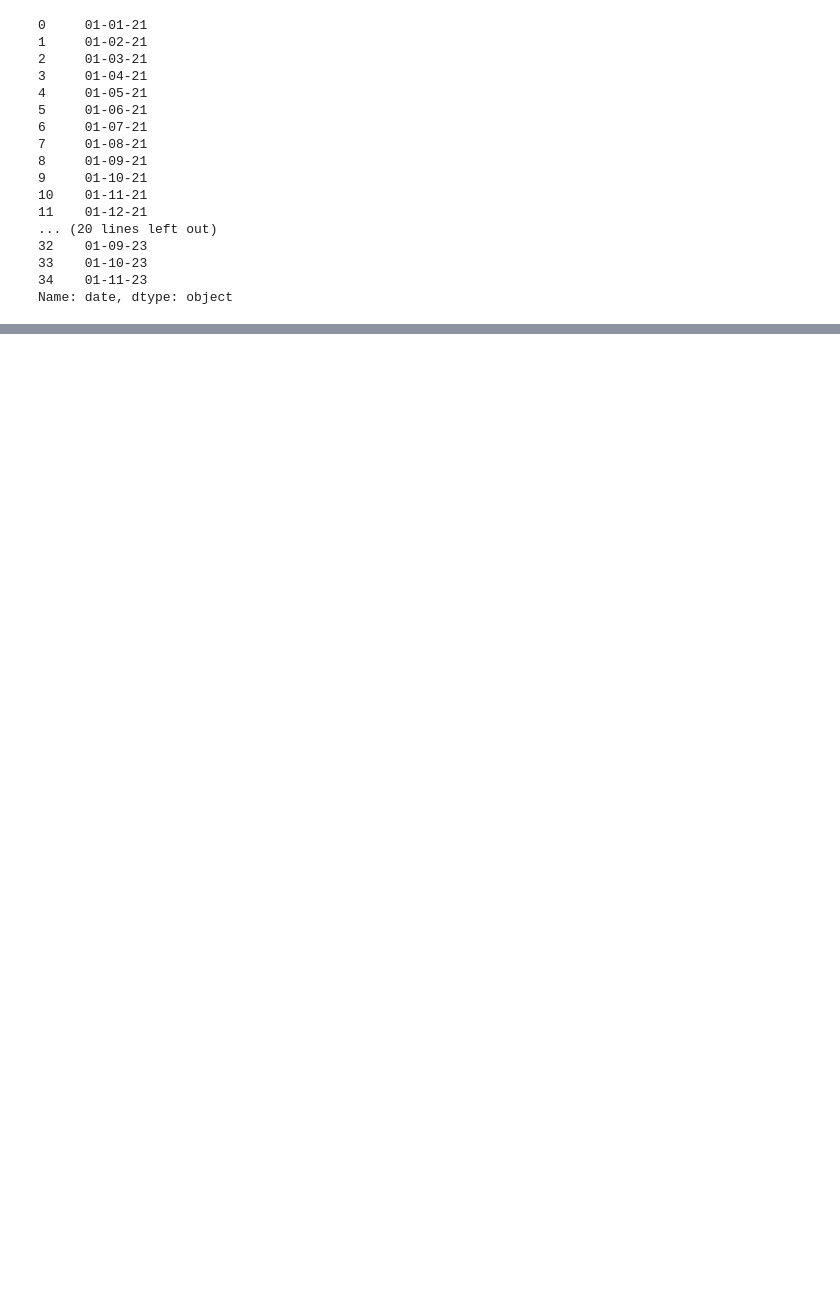
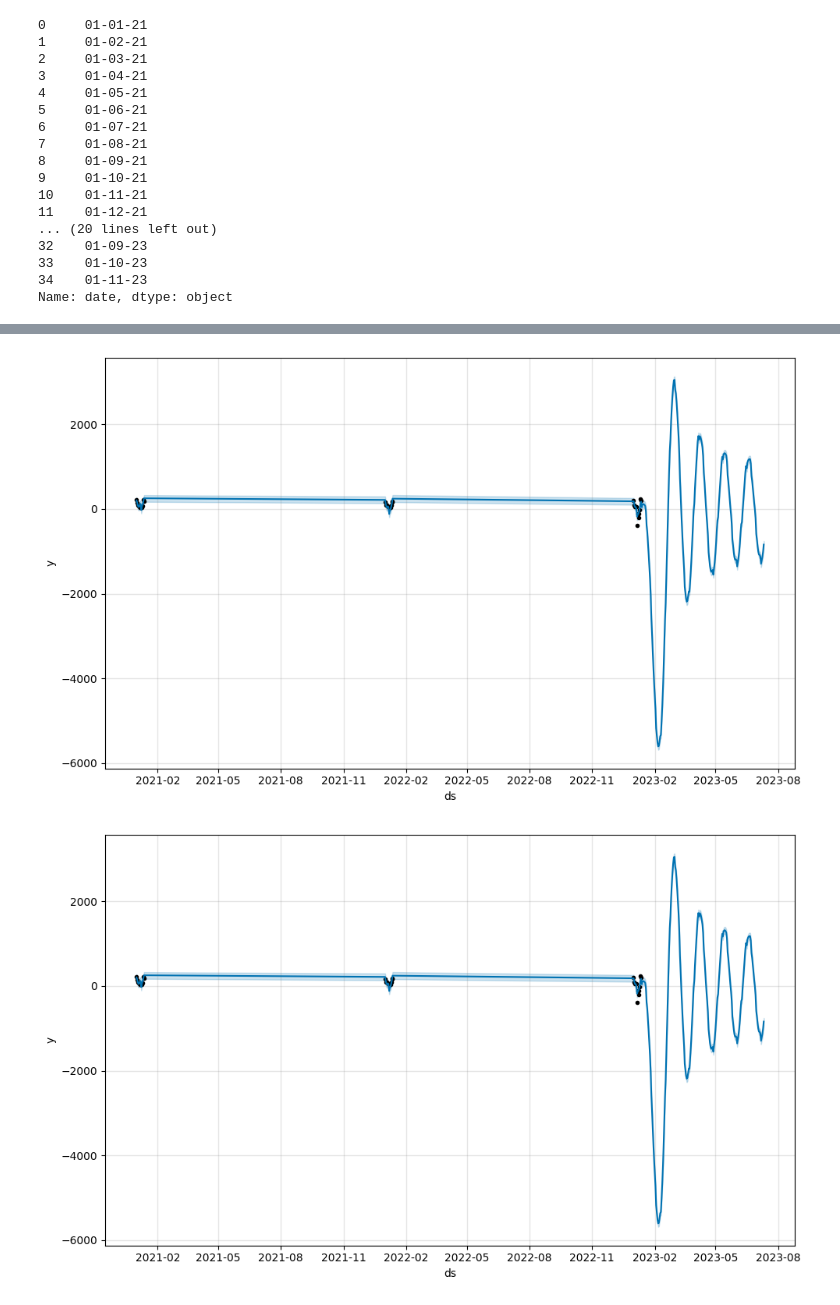
Before and after one commit to Herbeth1212/AirQuality, a Jupyter notebook: main.ipynb, the cells around one changed output, grey strips where cells are left out. Cells and saved outputs as stored; diff of their text form; code cells hidden in the pictures; blank space fills up the shorter version.

Commit message:
Added model prediction

```diff
--- a/main.ipynb
+++ b/main.ipynb
@@ -147,0 +192,8 @@ Name: date, dtype: object
+# %%
+forecast_df = airQuality_data[['date', 'value']].rename(columns={'date':'ds', 'value':'y'})
+model = Prophet()
+model.fit(forecast_df)
+future = model.make_future_dataframe(periods=180)
+forecast = model.predict(future)
+model.plot(forecast)
+# %% [output]
@@ -147,0 +202,2 @@ Name: date, dtype: object
+[figure, added]
+[figure, added]
```
Also changed, not shown: parts of 9 cells of this notebook, 2 other files.
